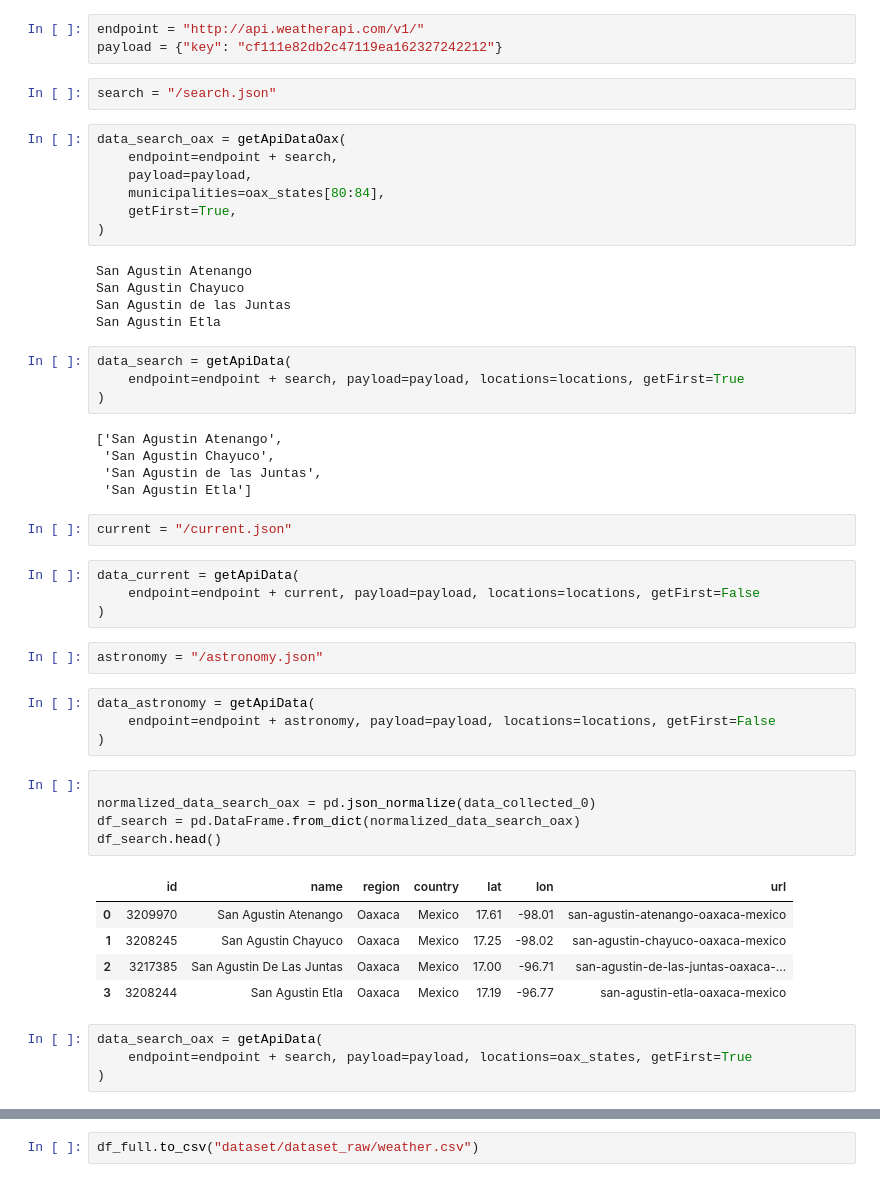
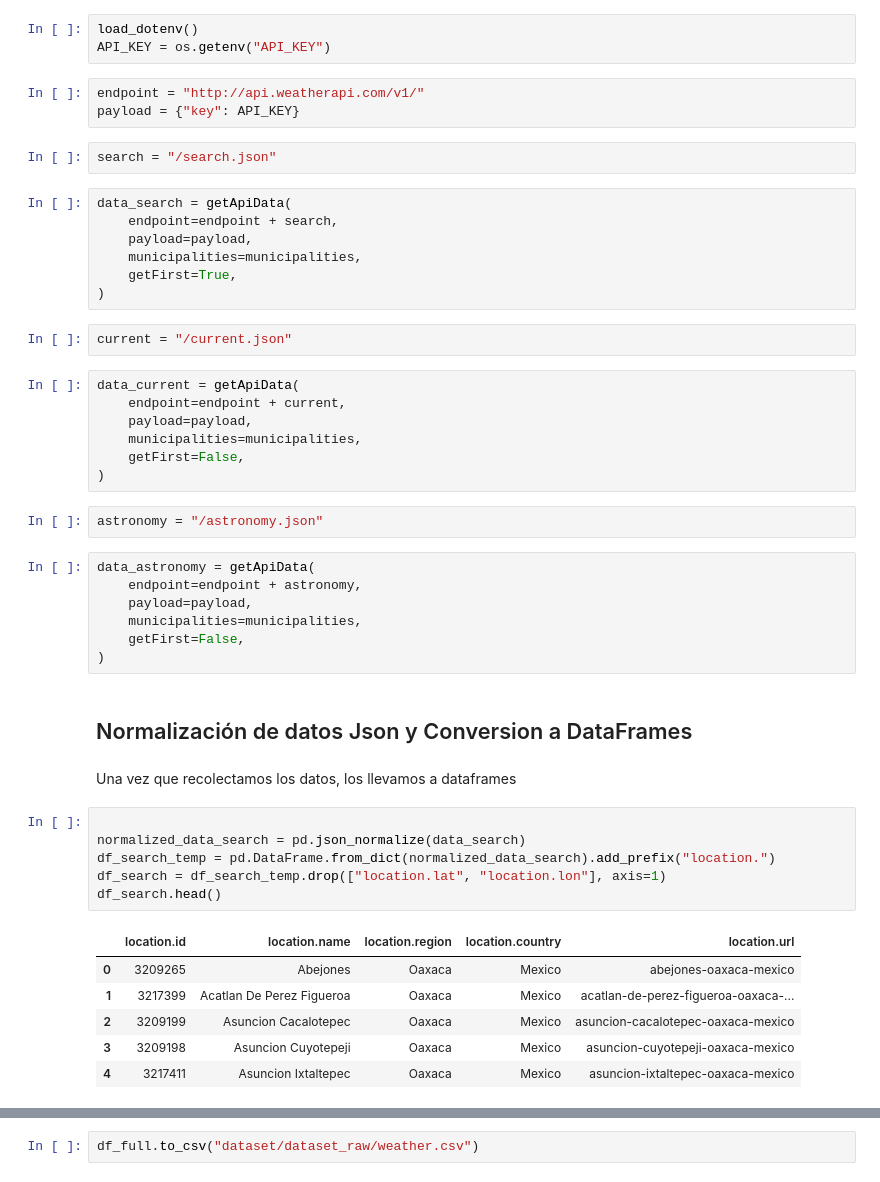
Before and after one commit to cosijoeza/semestre-1, a Jupyter notebook: applied-project/projects/weather/weather.ipynb, the cells around one changed output, grey strips where cells are left out. Saved outputs shown, nothing was run; the diff lists cells and outputs as text.

```diff
--- a/applied-project/projects/weather/weather.ipynb
+++ b/applied-project/projects/weather/weather.ipynb
@@ -140,53 +96,50 @@ for municipality in municipalities:
+# %%
+load_dotenv()
+API_KEY = os.getenv("API_KEY")
 # %%
 endpoint = "http://api.weatherapi.com/v1/"
-payload = {"key": "cf111e82db2c47119ea162327242212"}
+payload = {"key": API_KEY}
 # %%
 search = "/search.json"
 # %%
-data_search_oax = getApiDataOax(
+data_search = getApiData(
     endpoint=endpoint + search,
     payload=payload,
-    municipalities=oax_states[80:84],
+    municipalities=municipalities,
     getFirst=True,
 )
-# %% [output]
-San Agustin Atenango
-San Agustin Chayuco
-San Agustin de las Juntas
-San Agustin Etla
-# %%
-data_search = getApiData(
-    endpoint=endpoint + search, payload=payload, locations=locations, getFirst=True
-)
-# %% [output]
-['San Agustin Atenango',
- 'San Agustin Chayuco',
- 'San Agustin de las Juntas',
- 'San Agustin Etla']
 # %%
 current = "/current.json"
 # %%
 data_current = getApiData(
-    endpoint=endpoint + current, payload=payload, locations=locations, getFirst=False
+    endpoint=endpoint + current,
+    payload=payload,
+    municipalities=municipalities,
+    getFirst=False,
 )
 # %%
 astronomy = "/astronomy.json"
 # %%
 data_astronomy = getApiData(
-    endpoint=endpoint + astronomy, payload=payload, locations=locations, getFirst=False
+    endpoint=endpoint + astronomy,
+    payload=payload,
+    municipalities=municipalities,
+    getFirst=False,
 )
+# %% [markdown]
+## Normalización de datos Json y Conversion a DataFrames
+# %% [markdown]
+Una vez que recolectamos los datos, los llevamos a dataframes
 # %%
 
-normalized_data_search_oax = pd.json_normalize(data_collected_0)
-df_search = pd.DataFrame.from_dict(normalized_data_search_oax)
+normalized_data_search = pd.json_normalize(data_search)
+df_search_temp = pd.DataFrame.from_dict(normalized_data_search).add_prefix("location.")
+df_search = df_search_temp.drop(["location.lat", "location.lon"], axis=1)
 df_search.head()
 # %% [output]
-|  | id | name | region | country | lat | lon | url |
-| 0 | 3209970 | San Agustin Atenango | Oaxaca | Mexico | 17.61 | -98.01 | san-agustin-atenango-oaxaca-mexico |
-| 1 | 3208245 | San Agustin Chayuco | Oaxaca | Mexico | 17.25 | -98.02 | san-agustin-chayuco-oaxaca-mexico |
-| 2 | 3217385 | San Agustin De Las Juntas | Oaxaca | Mexico | 17.00 | -96.71 | san-agustin-de-las-juntas-oaxaca-... |
-| 3 | 3208244 | San Agustin Etla | Oaxaca | Mexico | 17.19 | -96.77 | san-agustin-etla-oaxaca-mexico |
+|  | location.id | location.name | location.region | location.country | location.url |
+| 0 | 3209265 | Abejones | Oaxaca | Mexico | abejones-oaxaca-mexico |
+| 1 | 3217399 | Acatlan De Perez Figueroa | Oaxaca | Mexico | acatlan-de-perez-figueroa-oaxaca-... |
+| 2 | 3209199 | Asuncion Cacalotepec | Oaxaca | Mexico | asuncion-cacalotepec-oaxaca-mexico |
+| 3 | 3209198 | Asuncion Cuyotepeji | Oaxaca | Mexico | asuncion-cuyotepeji-oaxaca-mexico |
+| 4 | 3217411 | Asuncion Ixtaltepec | Oaxaca | Mexico | asuncion-ixtaltepec-oaxaca-mexico |
-# %%
-data_search_oax = getApiData(
-    endpoint=endpoint + search, payload=payload, locations=oax_states, getFirst=True
-)
```
Also changed, not shown: parts of 33 cells of this notebook.
